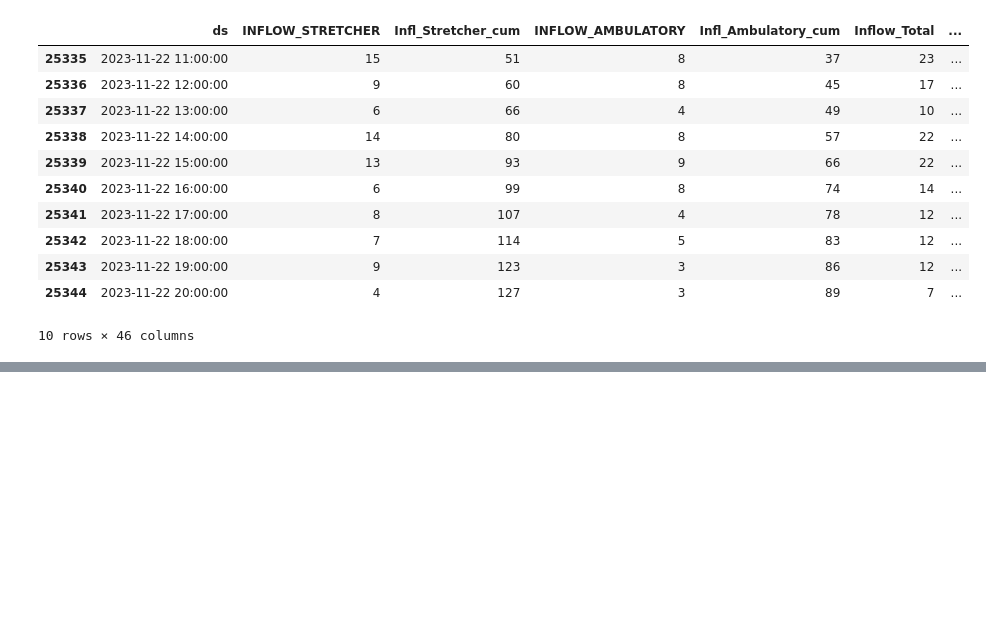
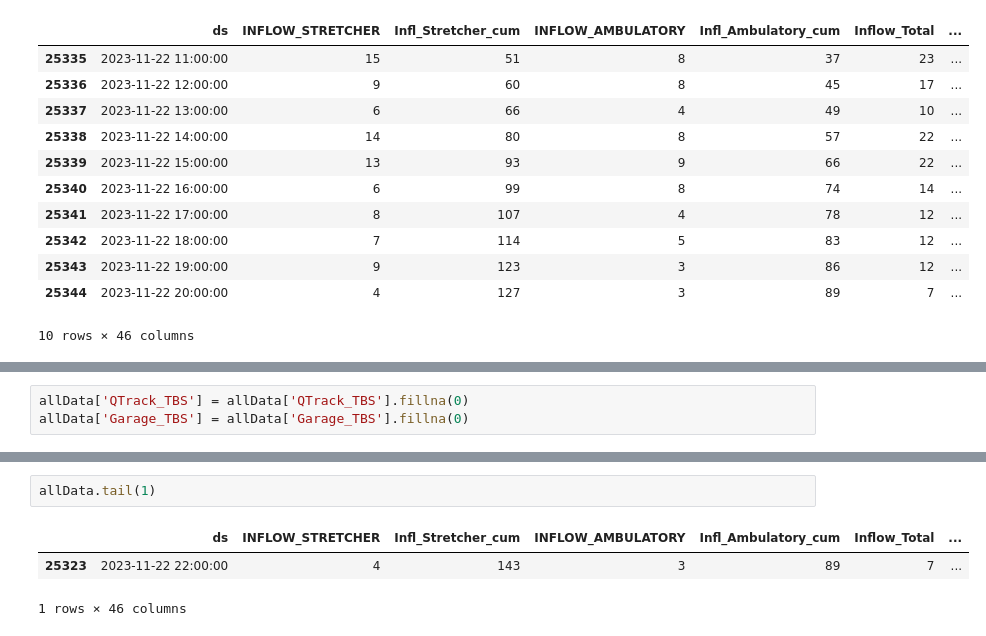
Before and after one commit to drdevinhopkins/ed-flow-2023, a Jupyter notebook: notebooks/concat.ipynb, the cells around one changed output, grey strips where cells are left out. Cells and saved outputs as stored; diff of their text form; blank space fills up the shorter version.

```diff
--- a/notebooks/concat.ipynb
+++ b/notebooks/concat.ipynb
@@ -219,0 +281,3 @@ print(allData.tail(5))
+# %%
+allData['QTrack_TBS'] = allData['QTrack_TBS'].fillna(0)
+allData['Garage_TBS'] = allData['Garage_TBS'].fillna(0)
@@ -219,0 +312,6 @@ print(allData.tail(5))
+# %%
+allData.tail(1)
+# %% [output]
+|  | ds | INFLOW_STRETCHER | Infl_Stretcher_cum | INFLOW_AMBULATORY | Infl_Ambulatory_cum | Inflow_Total | ... |
+| 25323 | 2023-11-22 22:00:00 | 4 | 143 | 3 | 89 | 7 | ... |
+1 rows × 46 columns
```
Also changed, not shown: parts of 6 cells of this notebook, 1 other file.
